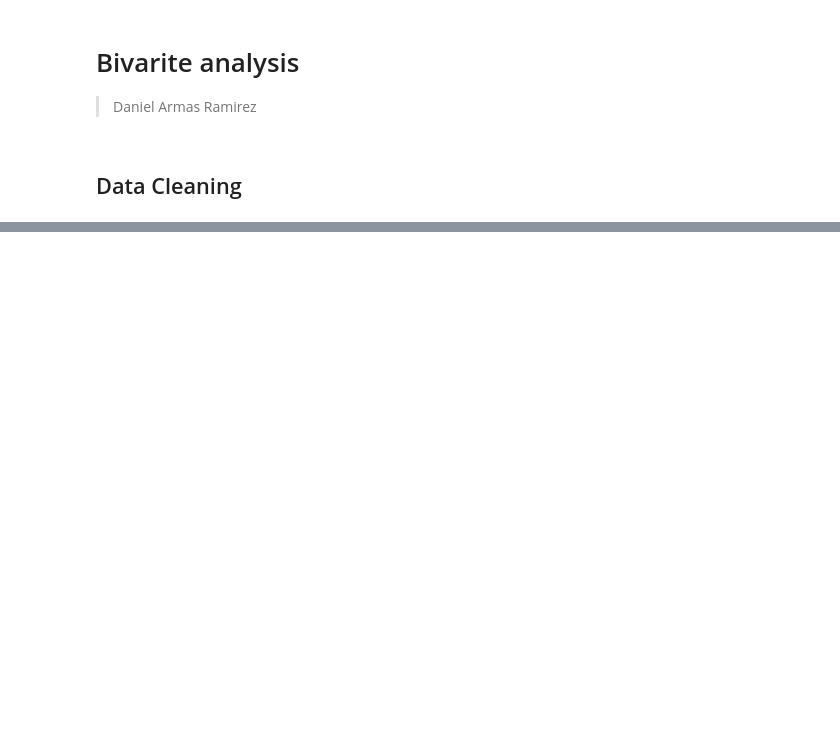
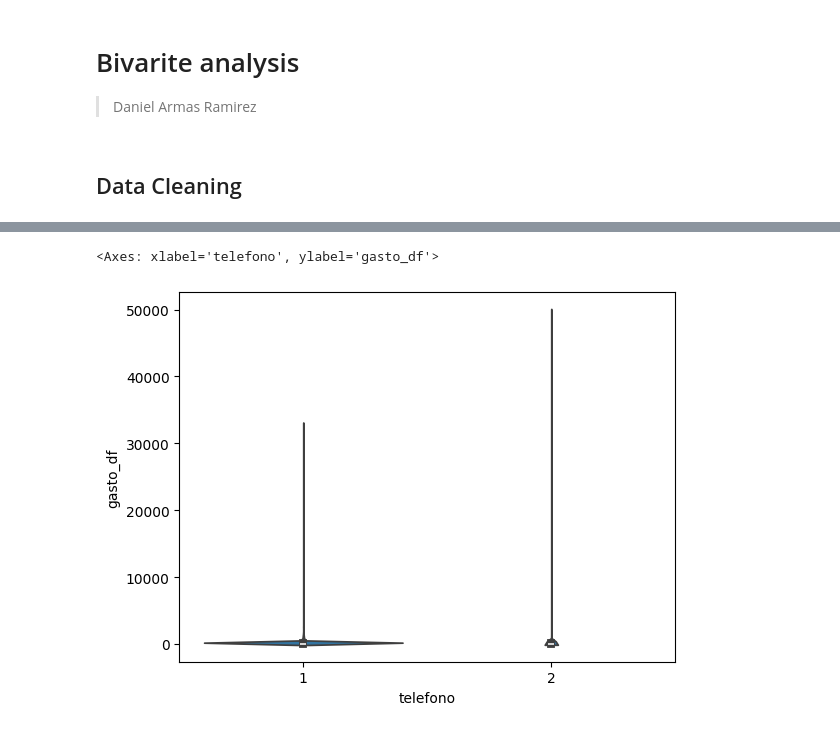
Before and after one commit to darmasrmez/ENIGH-project, a Jupyter notebook: analysis/bivariate.ipynb, the cells around one changed output, grey strips where cells are left out. Drawn from its saved outputs; the diff is of its cells as text; code cells hidden in the pictures; blank space fills up the shorter version.

```diff
--- a/analysis/bivariate.ipynb
+++ b/analysis/bivariate.ipynb
@@ -144,0 +100,5 @@ MemoryError: Unable to allocate 564. MiB for an array with shape (6, 12328570) a
+# %%
+sns.violinplot(x=df['telefono'], y=df['gasto_df'], data=df)
+# %% [output]
+<Axes: xlabel='telefono', ylabel='gasto_df'>
+[figure, added]
```
Also changed, not shown: parts of 24 cells of this notebook, 1 other file.
